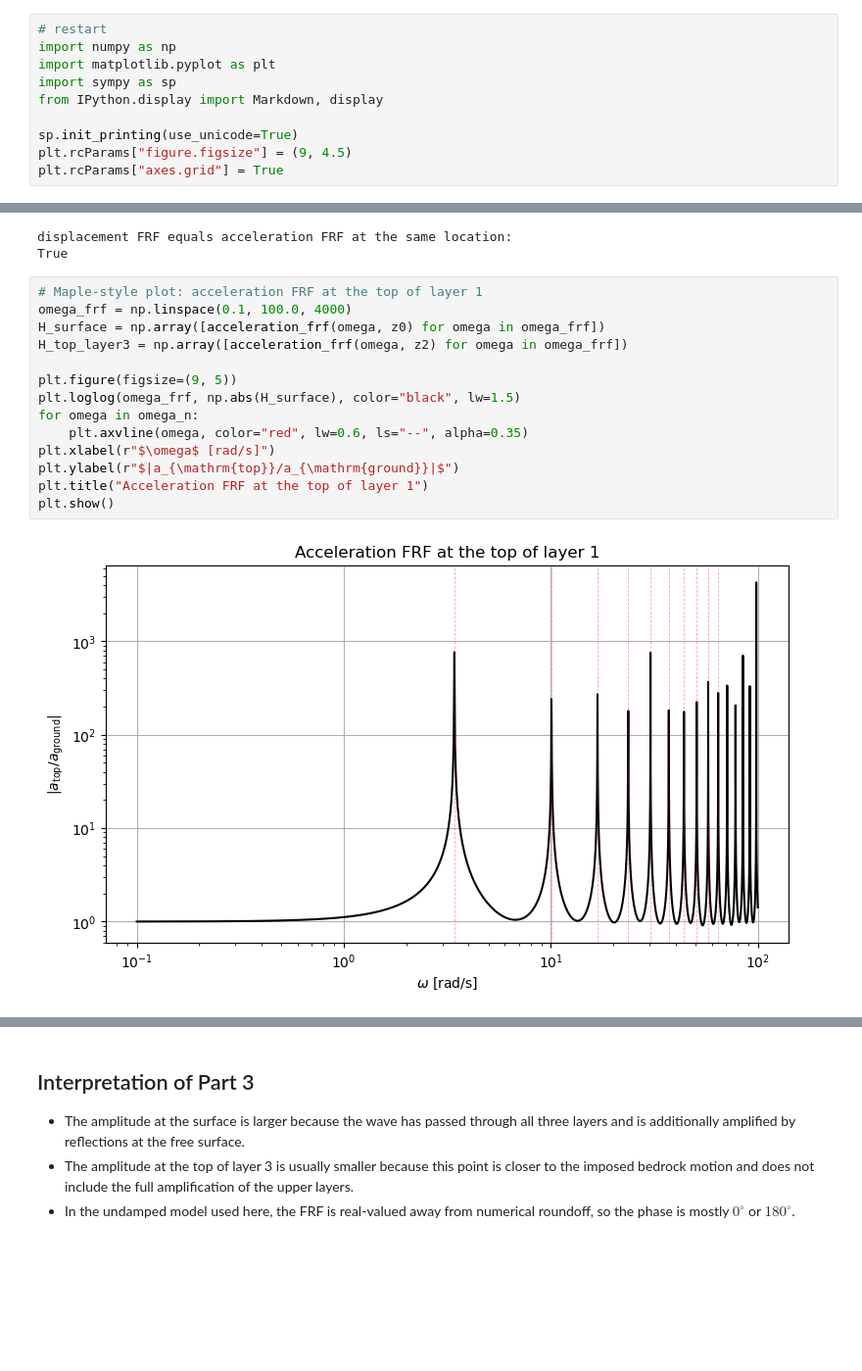
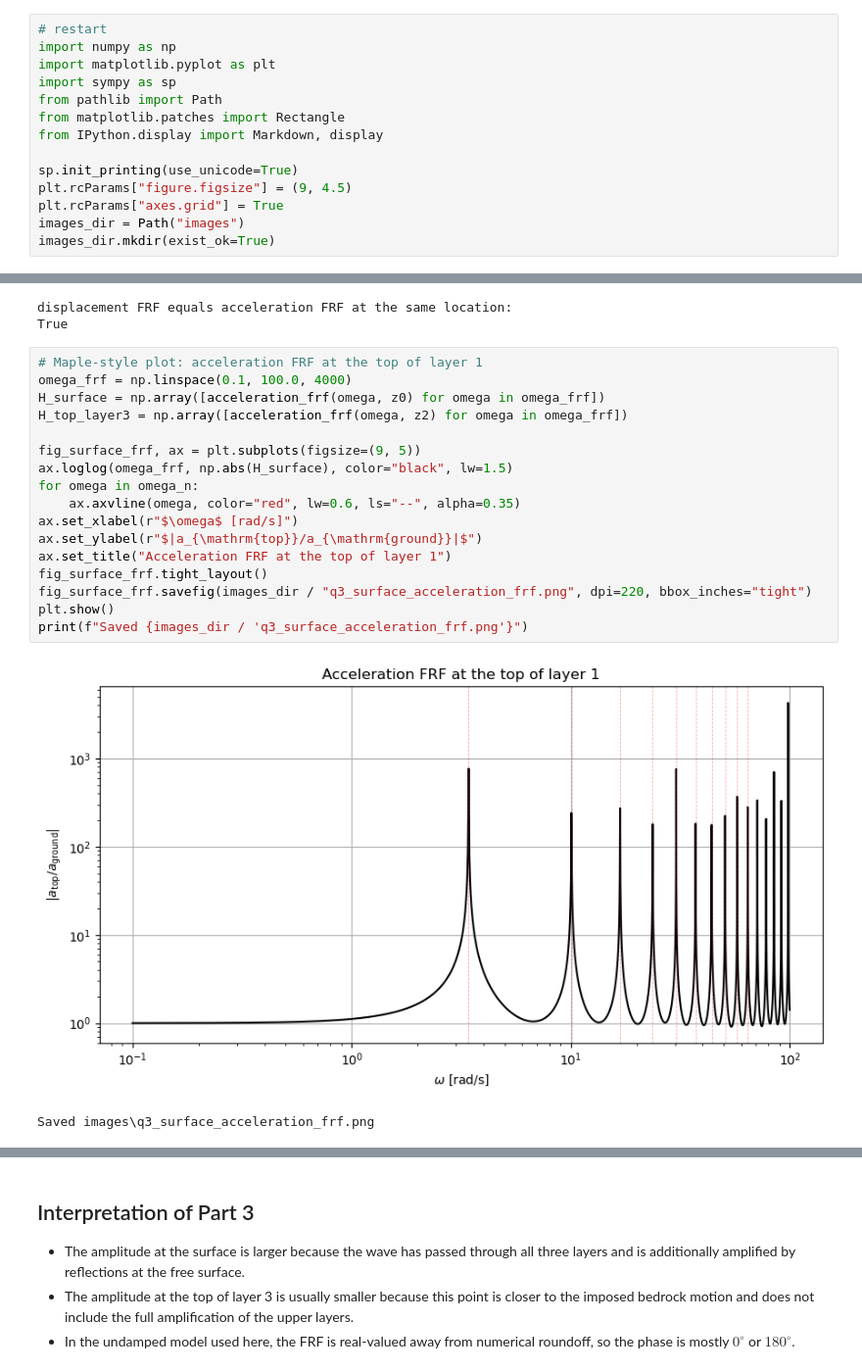
Before and after one commit to josems06-crypto/CIEM5220_Earthquakes, a Jupyter notebook: JM_part_1_to_3.ipynb, the cells around one changed output, grey strips where cells are left out. Shown at 98% size. Cells and saved outputs as stored; diff of their text form; blank space fills up the shorter version.

```diff
--- a/JM_part_1_to_3.ipynb
+++ b/JM_part_1_to_3.ipynb
@@ -15,11 +15,15 @@ This notebook follows the same rough order as the Maple files.
 import numpy as np
 import matplotlib.pyplot as plt
 import sympy as sp
+from pathlib import Path
+from matplotlib.patches import Rectangle
 from IPython.display import Markdown, display
 
 sp.init_printing(use_unicode=True)
 plt.rcParams["figure.figsize"] = (9, 4.5)
 plt.rcParams["axes.grid"] = True
+images_dir = Path("images")
+images_dir.mkdir(exist_ok=True)
 # %%
 # problem values defined from the student-ID digits, matching Assignment.2.EQ.py
 A, B, C, D, E, F, G = 6, 6, 1, 1, 2, 5, 7
@@ -560,19 +622,23 @@ True
 # %%
 # Maple-style plot: acceleration FRF at the top of layer 1
 omega_frf = np.linspace(0.1, 100.0, 4000)
 H_surface = np.array([acceleration_frf(omega, z0) for omega in omega_frf])
 H_top_layer3 = np.array([acceleration_frf(omega, z2) for omega in omega_frf])
 
-plt.figure(figsize=(9, 5))
-plt.loglog(omega_frf, np.abs(H_surface), color="black", lw=1.5)
+fig_surface_frf, ax = plt.subplots(figsize=(9, 5))
+ax.loglog(omega_frf, np.abs(H_surface), color="black", lw=1.5)
 for omega in omega_n:
-    plt.axvline(omega, color="red", lw=0.6, ls="--", alpha=0.35)
-plt.xlabel(r"$\omega$ [rad/s]")
-plt.ylabel(r"$|a_{\mathrm{top}}/a_{\mathrm{ground}}|$")
-plt.title("Acceleration FRF at the top of layer 1")
+    ax.axvline(omega, color="red", lw=0.6, ls="--", alpha=0.35)
+ax.set_xlabel(r"$\omega$ [rad/s]")
+ax.set_ylabel(r"$|a_{\mathrm{top}}/a_{\mathrm{ground}}|$")
+ax.set_title("Acceleration FRF at the top of layer 1")
+fig_surface_frf.tight_layout()
+fig_surface_frf.savefig(images_dir / "q3_surface_acceleration_frf.png", dpi=220, bbox_inches="tight")
 plt.show()
+print(f"Saved {images_dir / 'q3_surface_acceleration_frf.png'}")
 # %% [output]
-[figure, old version]
+[figure, new version]
+Saved images\q3_surface_acceleration_frf.png
 # %%
 # amplitude and phase at the top of layer 3 and the top of layer 1
 phase_surface = np.angle(H_surface, deg=True)
```
Also changed, not shown: parts of 5 cells of this notebook, 7 other files.
